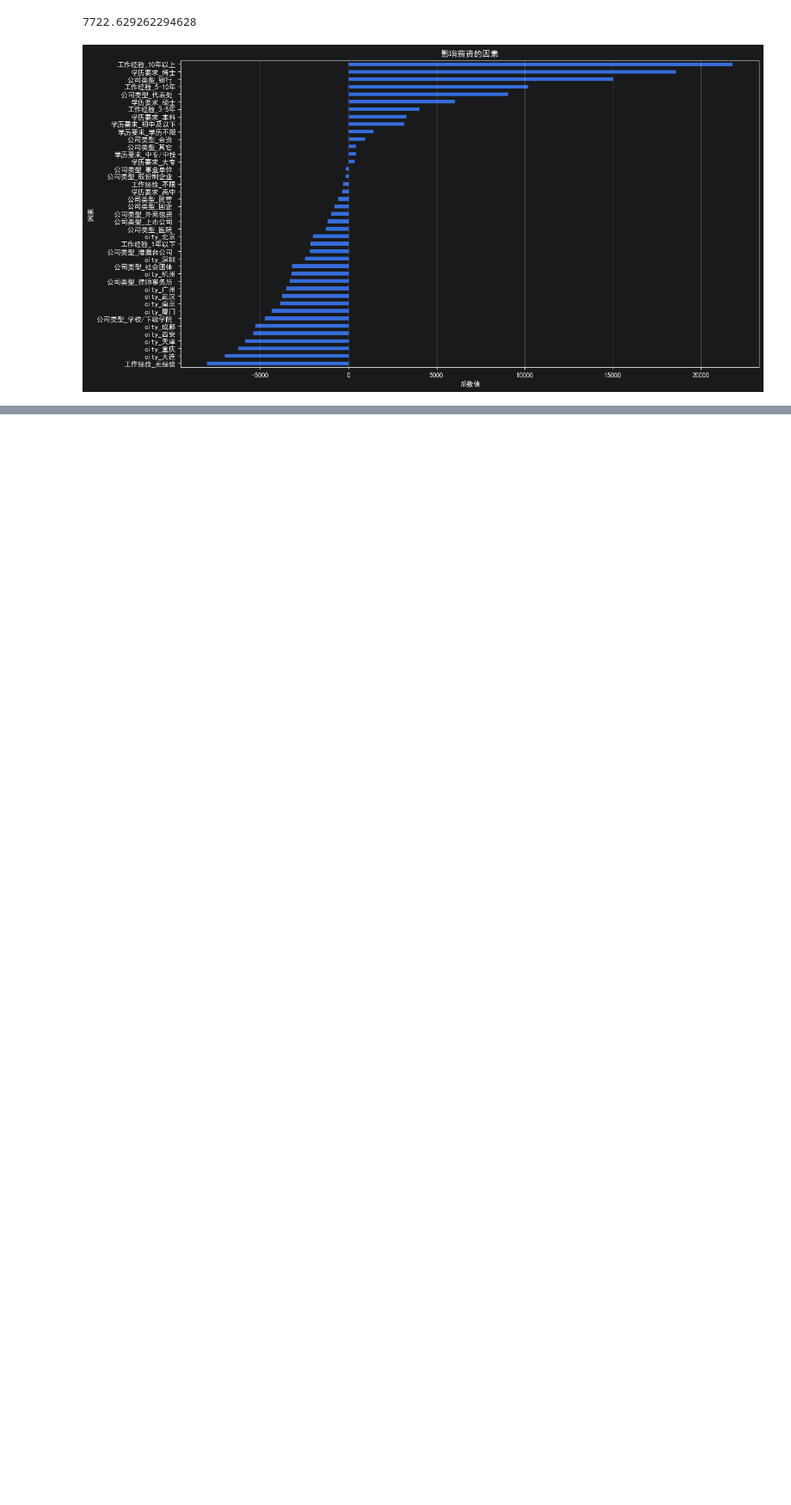
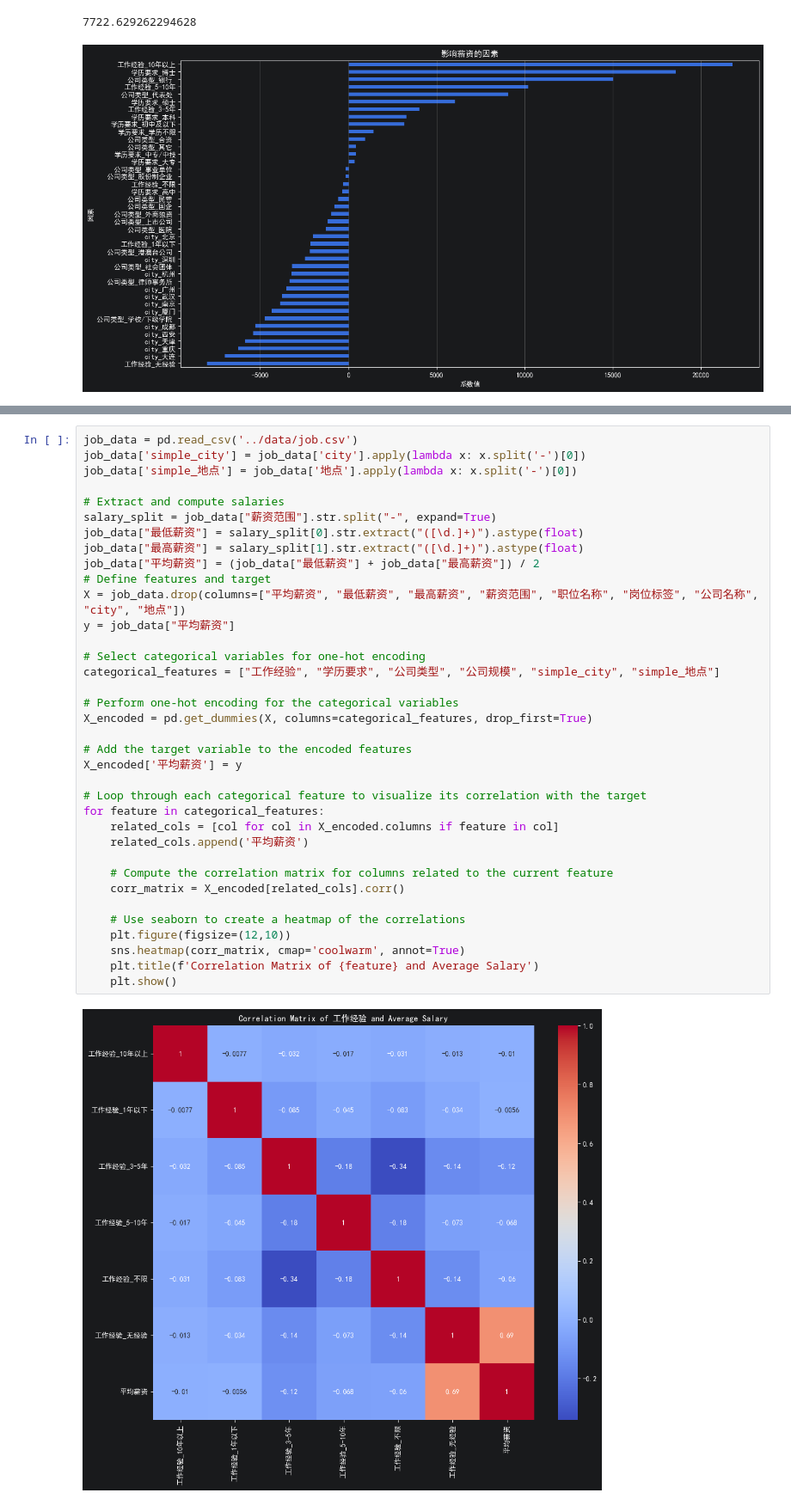
Before and after one commit to hn1318/job_analysis, a Jupyter notebook: src/main.ipynb, the cells around one changed output, grey strips where cells are left out. Shown at 86% size. Saved outputs shown, nothing was run; the diff lists cells and outputs as text; blank space fills up the shorter version.

```diff
--- a/src/main.ipynb
+++ b/src/main.ipynb
@@ -316,0 +380,38 @@ KeyboardInterrupt: Interrupted by user
+# %%
+job_data = pd.read_csv('../data/job.csv')
+job_data['simple_city'] = job_data['city'].apply(lambda x: x.split('-')[0])
+job_data['simple_地点'] = job_data['地点'].apply(lambda x: x.split('-')[0])
+
+# Extract and compute salaries
+salary_split = job_data["薪资范围"].str.split("-", expand=True)
+job_data["最低薪资"] = salary_split[0].str.extract("([\d.]+)").astype(float)
+job_data["最高薪资"] = salary_split[1].str.extract("([\d.]+)").astype(float)
+job_data["平均薪资"] = (job_data["最低薪资"] + job_data["最高薪资"]) / 2
+# Define features and target
+X = job_data.drop(columns=["平均薪资", "最低薪资", "最高薪资", "薪资范围", "职位名称", "岗位标签", "公司名称", "city", "地点"])
+y = job_data["平均薪资"]
+
+# Select categorical variables for one-hot encoding
+categorical_features = ["工作经验", "学历要求", "公司类型", "公司规模", "simple_city", "simple_地点"]
+
+# Perform one-hot encoding for the categorical variables
+X_encoded = pd.get_dummies(X, columns=categorical_features, drop_first=True)
+
+# Add the target variable to the encoded features
+X_encoded['平均薪资'] = y
+
+# Loop through each categorical feature to visualize its correlation with the target
+for feature in categorical_features:
+    related_cols = [col for col in X_encoded.columns if feature in col]
+    related_cols.append('平均薪资')
+
+    # Compute the correlation matrix for columns related to the current feature
+    corr_matrix = X_encoded[related_cols].corr()
+
+    # Use seaborn to create a heatmap of the correlations
+    plt.figure(figsize=(12,10))
+    sns.heatmap(corr_matrix, cmap='coolwarm', annot=True)
+    plt.title(f'Correlation Matrix of {feature} and Average Salary')
+    plt.show()
+# %% [output]
+[figure, added]
```
Also changed, not shown: parts of 13 cells of this notebook, 1 other file.
